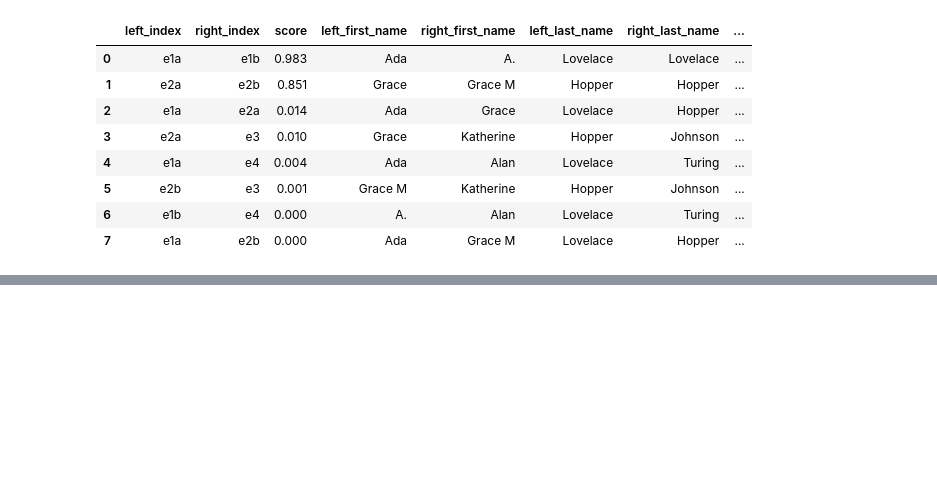
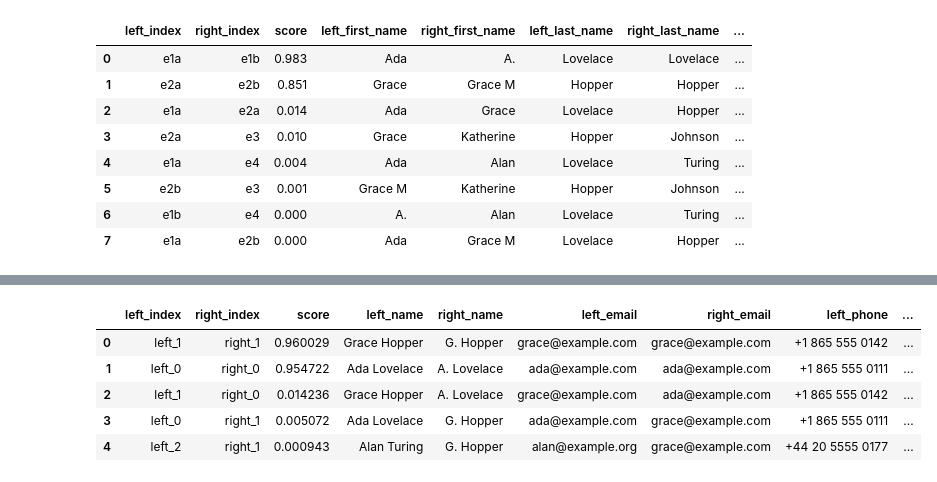
Before and after one commit to AdamSpannbauer/IdentityPFN, a Jupyter notebook: notebooks/demo_zero_shot_linking.ipynb, the cells around one changed output, grey strips where cells are left out. Cells and saved outputs as stored; diff of their text form; code cells hidden in the pictures; blank space fills up the shorter version.

Commit message:
Add linkage interface to adjacency model

```diff
--- a/notebooks/demo_zero_shot_linking.ipynb
+++ b/notebooks/demo_zero_shot_linking.ipynb
@@ -183,0 +188,69 @@ idpfn.pair_review_table(
+# %%
+left_customers = pd.DataFrame(
+    [
+        {
+            "full_name": "Ada Lovelace",
+            "email": "ada@example.com",
+            "phone": "+1 865 555 0111",
+            "city": "Knoxville",
+        },
+        {
+            "full_name": "Grace Hopper",
+            "email": "grace@example.com",
+            "phone": "+1 865 555 0142",
+            "city": "Arlington",
+        },
+        {
+            "full_name": "Alan Turing",
+            "email": "alan@example.org",
+            "phone": "+44 20 5555 0177",
+            "city": "London",
+        },
+    ],
+    index=["left_0", "left_1", "left_2"],
+)
+
+right_customers = pd.DataFrame(
+    [
+        {
+            "customer_name": "A. Lovelace",
+            "email_address": "ada@example.com",
+            "telephone": "865-555-0111",
+            "location": "Knoxville",
+        },
+        {
+            "customer_name": "G. Hopper",
+            "email_address": "grace@example.com",
+            "telephone": "865-555-0142",
+            "location": "Arlington",
+        },
+        {
+            "customer_name": "Katherine Johnson",
+            "email_address": "kj@example.net",
+            "telephone": "757-555-0100",
+            "location": "Hampton",
+        },
+    ],
+    index=["right_0", "right_1", "right_2"],
+)
+
+idpfn.score_linkage(
+    linker,
+    left_customers,
+    right_customers,
+    columns={
+        "name": ("full_name", "customer_name"),
+        "email": ("email", "email_address"),
+        "phone": ("phone", "telephone"),
+        "city": ("city", "location"),
+    },
+    field_types="infer",
+    k=5,
+)
+# %% [output]
+|  | left_index | right_index | score | left_name | right_name | left_email | right_email | left_phone | ... |
+| 0 | left_1 | right_1 | 0.960029 | Grace Hopper | G. Hopper | grace@example.com | grace@example.com | +1 865 555 0142 | ... |
+| 1 | left_0 | right_0 | 0.954722 | Ada Lovelace | A. Lovelace | ada@example.com | ada@example.com | +1 865 555 0111 | ... |
+| 2 | left_1 | right_0 | 0.014236 | Grace Hopper | A. Lovelace | grace@example.com | ada@example.com | +1 865 555 0142 | ... |
+| 3 | left_0 | right_1 | 0.005072 | Ada Lovelace | G. Hopper | ada@example.com | grace@example.com | +1 865 555 0111 | ... |
+| 4 | left_2 | right_1 | 0.000943 | Alan Turing | G. Hopper | alan@example.org | grace@example.com | +44 20 5555 0177 | ... |
```
Also changed, not shown: parts of 1 cell of this notebook, 4 other files.
